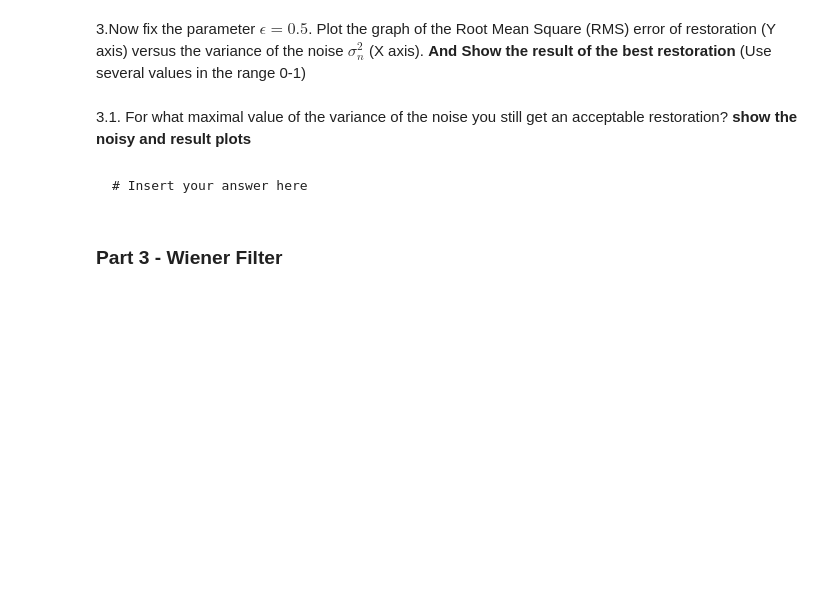
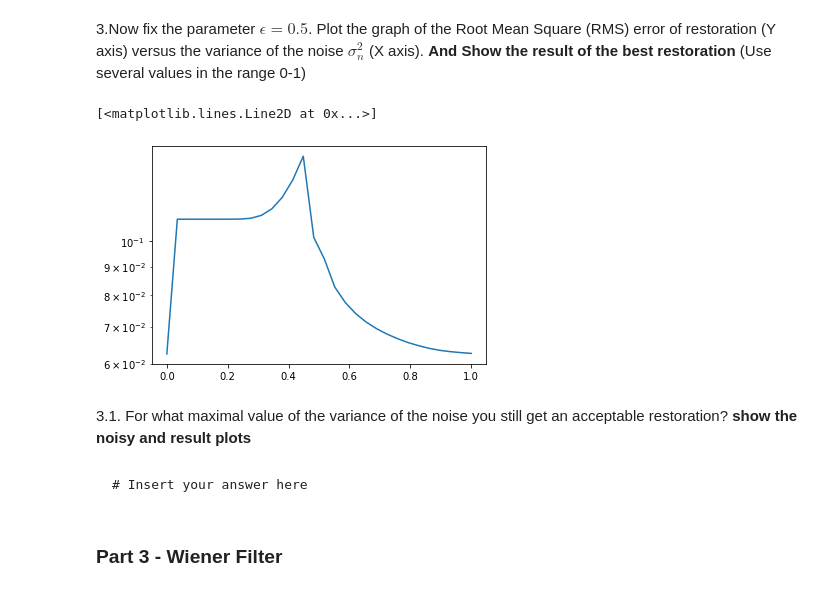
Before and after one commit to nadavschwalb/image_processing, a Jupyter notebook: Lab5.ipynb, the cells around one changed output. Cells and saved outputs as stored; diff of their text form; code cells hidden in the pictures; blank space fills up the shorter version.

```diff
--- a/Lab5.ipynb
+++ b/Lab5.ipynb
@@ -163,3 +163,12 @@ __And Show the result of the best restoration__
+# %%
+varianses = np.linspace(0,1,num=30)
+restored = [PseudoInverseFilter(noise, cv2.getGaussianKernel(ksize=5,sigma=x)*cv2.getGaussianKernel(ksize=5,sigma=x).T, epsilon=0.5) for x in varianses]
+rms = [restoration_rms(img,x) for x in restored]
+plt.yscale("log")
+plt.plot(varianses,rms)
+# %% [output]
+[<matplotlib.lines.Line2D at 0x...>]
+[figure, added]
 # %% [markdown]
    3.1. For what maximal value of the variance of the noise you still get an acceptable restoration? **show the noisy and result plots**
 # %% [markdown]
```
Also changed, not shown: parts of 9 cells of this notebook.
